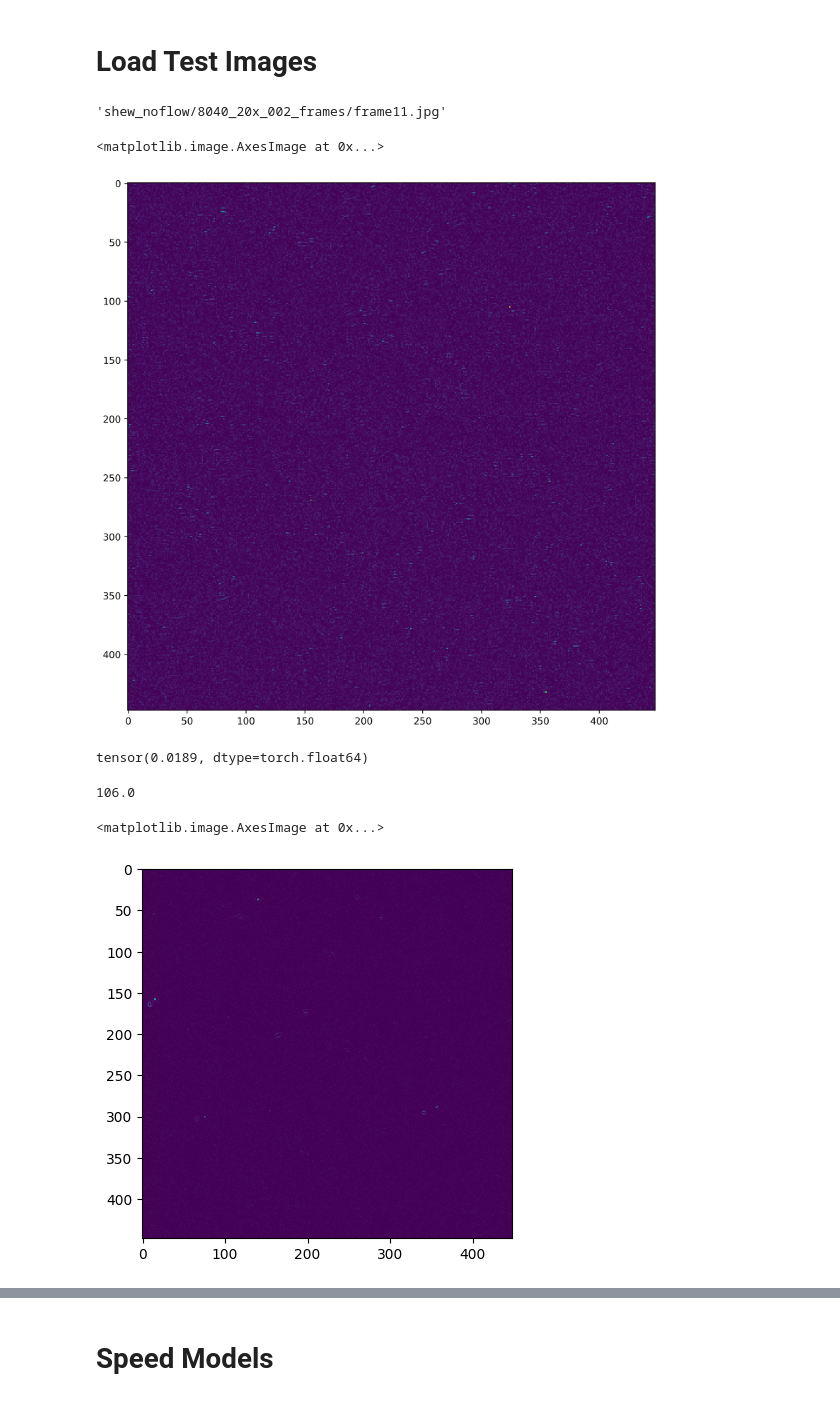
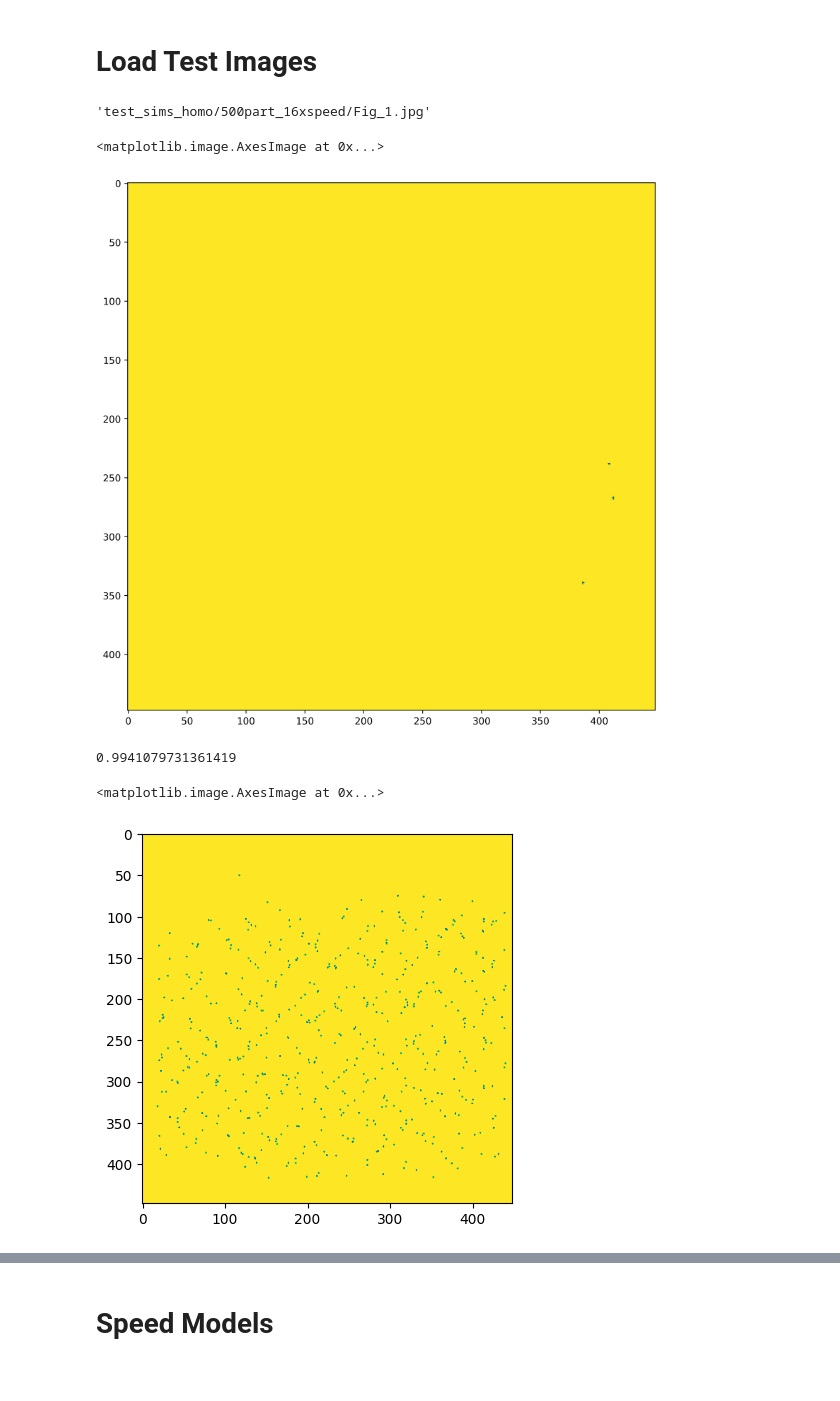
Before and after one commit to mberghouse/DeepTrackStat, a Jupyter notebook: All_stats_testing_experimental.ipynb, the cells around one changed output, grey strips where cells are left out. Saved outputs shown, nothing was run; the diff lists cells and outputs as text; code cells hidden in the pictures.

Commit message:
Writing testing script to easily test all cases

```diff
--- a/All_stats_testing_experimental.ipynb
+++ b/All_stats_testing_experimental.ipynb
@@ -38,5 +39,5 @@ filenames[f_idx]
 # %%
-base='Paen_5ulh_pre/'
+base='test_sims_homo/500part_16xspeed/'
 
 #base='shew_noflow/8040_20x_002_frames/'
 import os
@@ -48,7 +49,7 @@ files=os.listdir(base)
 #5 for noflow
 #3 ofr flow
 full_files=[]
-sorted_frames = sorted(files, key=lambda x: int(x[3:-4]))
+sorted_frames = sorted(files, key=lambda x: int(x[4:-4]))
 
 #sorted_frames = sorted(files, key=lambda x: int(x[5:-4]))
 for i in range(len(sorted_frames)):
@@ -65,7 +86,7 @@ gc.collect()
 # %%
 full_files[0]
 # %% [output]
-'shew_noflow/8040_20x_002_frames/frame11.jpg'
+'test_sims_homo/500part_16xspeed/Fig_1.jpg'
 # %%
 import cv2
 import numpy as np
@@ -98,18 +119,13 @@ plt.figure(figsize=(10,10),dpi=500)
 plt.imshow(images1[-1])
 # %% [output]
 <matplotlib.image.AxesImage at 0x...>
-[figure, old version]
+[figure, new version]
 # %%
 # for i in range(len(images)):
 #     images[i] = 1-images[i]
+np.mean(images1[0])
+# %% [output]
+0.9941079731361419
-# %%
-torch.mean(images)
-# %% [output]
-tensor(0.0189, dtype=torch.float64)
-# %%
-(images2.shape[0]-20)/30
-# %% [output]
-106.0
 # %%
 
 class TestDataset2(Dataset):
@@ -124,22 +140,32 @@ class TestDataset2(Dataset):
 
         return image.float()
 
-#images = images1[:,:,:].reshape([(images1.shape[0])//40,40,448,448])
-#images = torch.tensor(images)
+images = images1[:,:,:].reshape([(images1.shape[0])//40,40,448,448])
+images = torch.tensor(images)
 
-#dataset_test = TestDataset2(images)#  xtorch_test, distr_torch_test, scales_test2)
-#batch_size = 8
-#test_dataloader = DataLoader(dataset_test, batch_size=batch_size, shuffle=False, drop_last=True, num_workers=0)
+dataset_test = TestDataset2(images)#  xtorch_test, distr_torch_test, scales_test2)
+batch_size = 2
+test_dataloader = DataLoader(dataset_test, batch_size=batch_size, shuffle=False, drop_last=True, num_workers=0)
 
-images2 = images2[20:,:,:].reshape([(images2.shape[0]-20)//30,30,448,448])
+if (images2.shape[0]-20)%30==0:
+    images2 = images2[20:,:,:].reshape([(images2.shape[0]-20)//30,30,448,448])
+elif (images2.shape[0]-10)%30==0:
+    images2 = images2[10:,:,:].reshape([(images2.shape[0]-10)//30,30,448,448])
+else:
+    images2 = images2.reshape([(images2.shape[0])//30,30,448,448])
+
+
+
 images2 = torch.tensor(images2)
 
 dataset_test = TestDataset2(images2)#  xtorch_test, distr_torch_test, scales_test2)
-batch_size = 8
+batch_size = 2
 test_dataloader2 = DataLoader(dataset_test, batch_size=batch_size, shuffle=False, drop_last=True, num_workers=0)
+
+
 x = next(iter(test_dataloader))
 # %%
-plt.imshow(x[0,29,:,:])
+plt.imshow(x[0,39,:,:])
 # %% [output]
 <matplotlib.image.AxesImage at 0x...>
-[figure, old version]
+[figure, new version]
```
Also changed, not shown: parts of 55 cells of this notebook, 4 other files.
